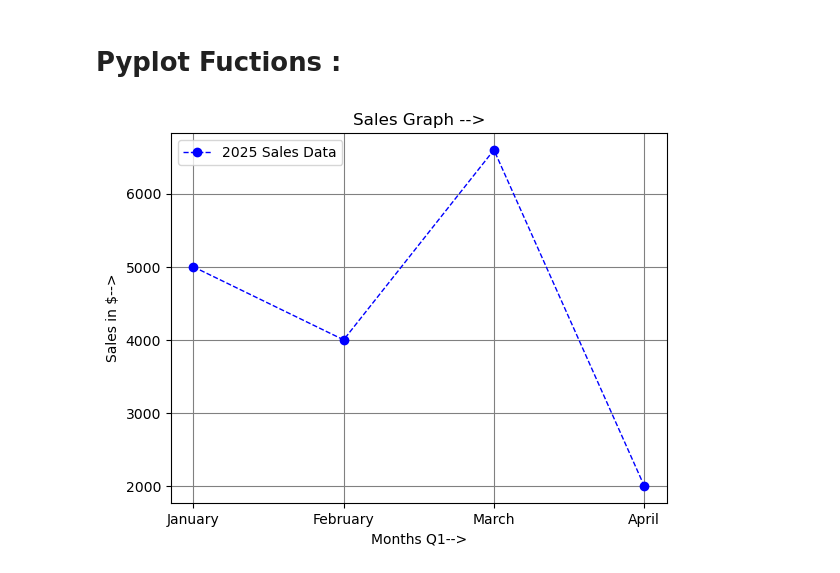
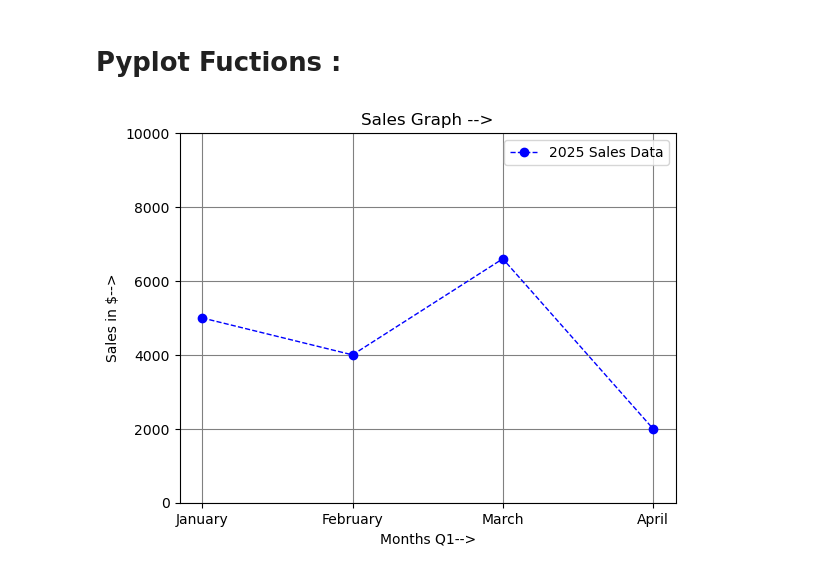
Before and after one commit to Nevin100/Data-Visualization, a Jupyter notebook: Matplotlib.ipynb, the cells around one changed output. Drawn from its saved outputs; the diff is of its cells as text; code cells hidden in the pictures.

```diff
--- a/Matplotlib.ipynb
+++ b/Matplotlib.ipynb
@@ -49,22 +49,25 @@ plt.show()
 # %%
 # 1.) plt.plot(x,y, {rest optional...}) --> plottig purpose
 # 2.) plt.title() --> Title Heading of the Plot
 # 3.) plt.xlabel() & plt.ylabel() --> labels for x and y
 # 4.) plt.show() --> To Show the plot
 # 5.) plt.legend() --> To Show the meaning label of line
 # 6.) plt.grid() --> to show the grid behind the plot
+# 7.) plt.xlim() --> to set the x limit of x axis
+# 8.) plt.ylim() --> to set the y limit of y axis
 
 months = ['January','February', 'March', 'April' ]
 sales = [5000,4000,6600,2000]
 
 plt.title("Sales Graph -->")
 
 plt.xlabel("Months Q1-->")
 plt.ylabel("Sales in $-->")
 
 plt.plot(months, sales, color='blue', linestyle='--', linewidth=1, marker='o', label='2025 Sales Data')
 plt.legend()
 plt.grid(color='gray')
+plt.ylim(0, 10000)
 plt.show()
 # %% [output]
-[figure, old version]
+[figure, new version]
```
